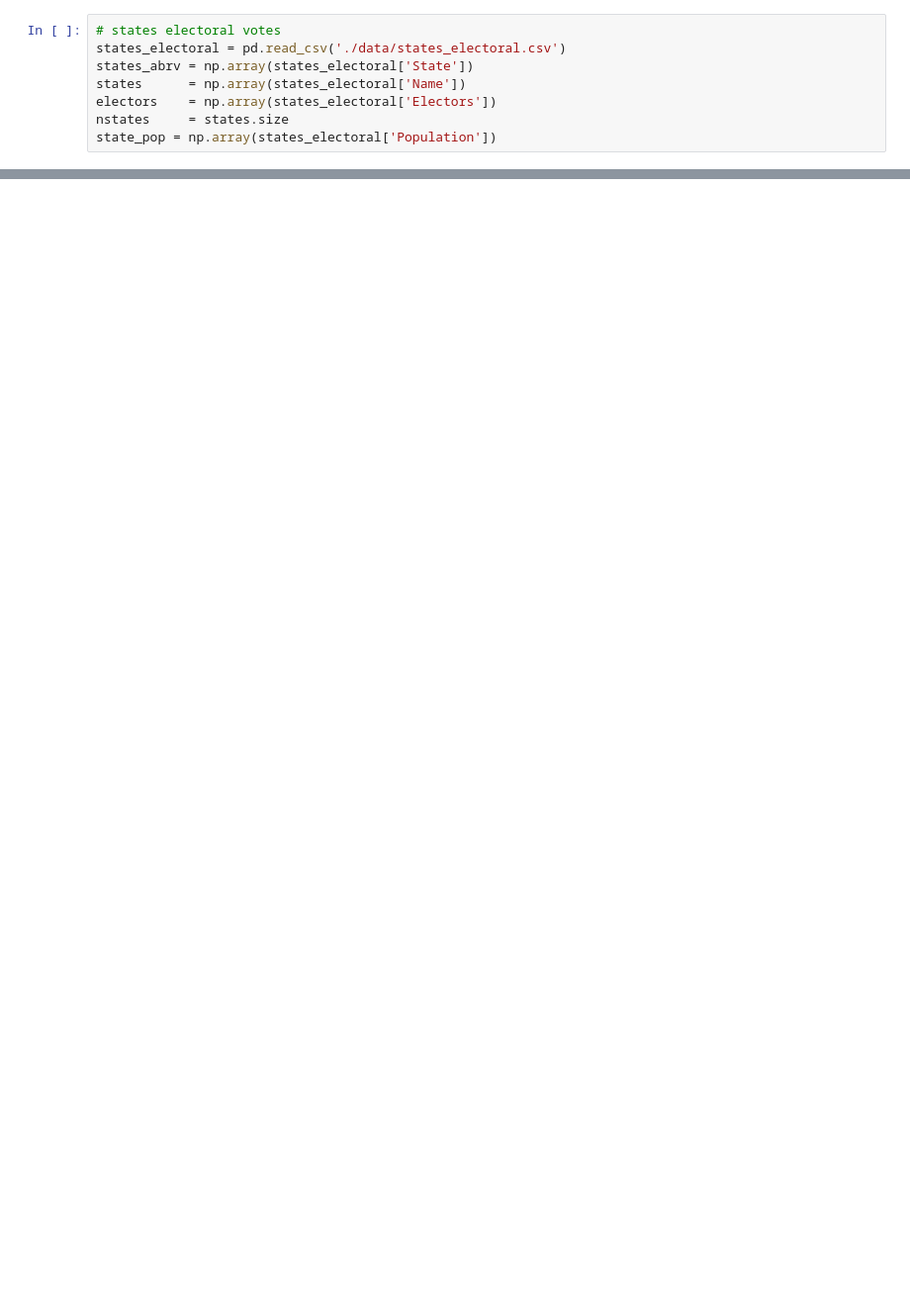
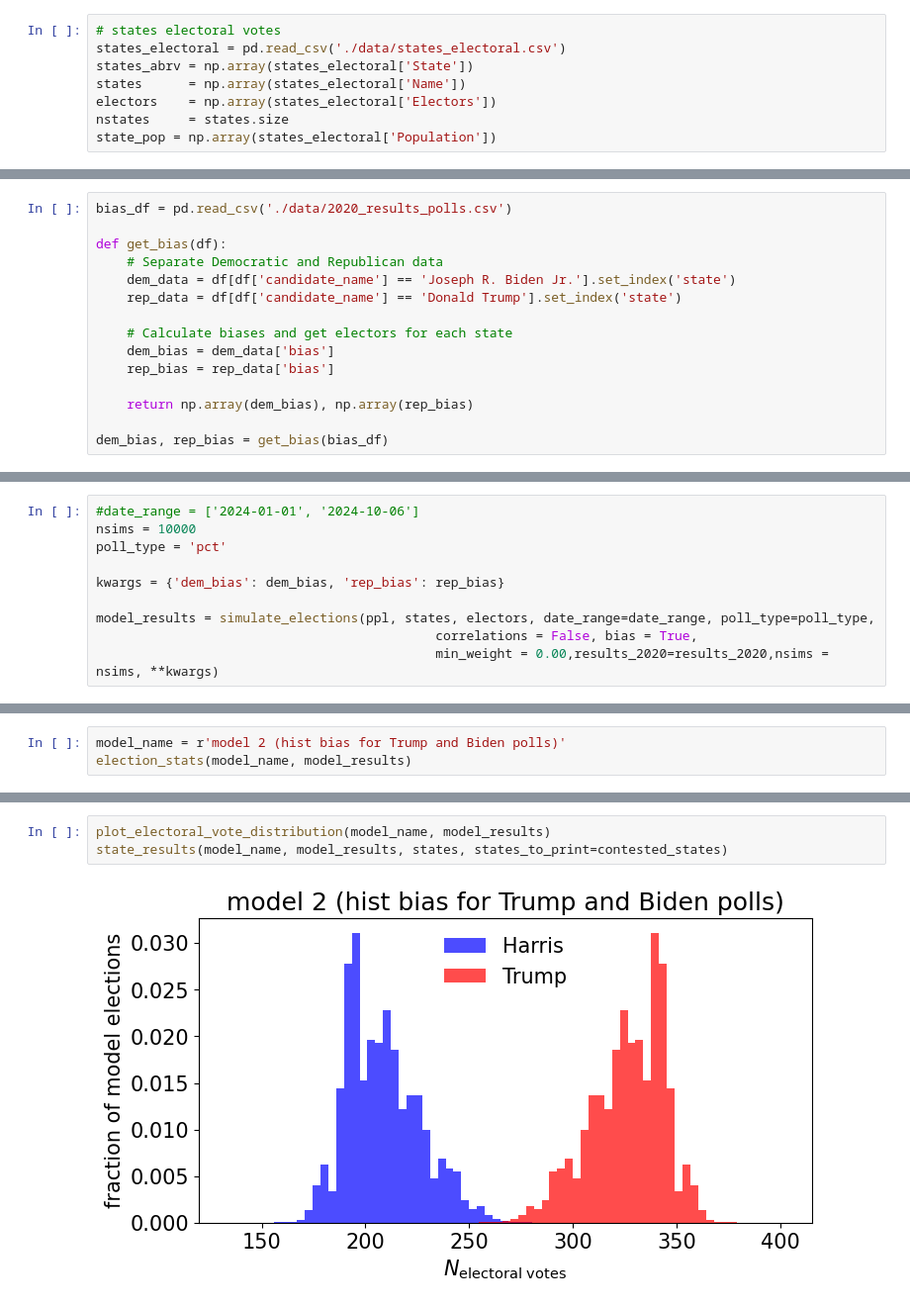
Before and after one commit to cameronliang/presidential_election, a Jupyter notebook: simplest_model.ipynb, the cells around one changed output, grey strips where cells are left out. Shown at 99% size. Saved outputs shown, nothing was run; the diff lists cells and outputs as text; blank space fills up the shorter version.

```diff
--- a/simplest_model.ipynb
+++ b/simplest_model.ipynb
@@ -113,0 +109,15 @@ array([[42.09649495, 42.44388959, 44.43902978, ..., 42.85581115,
+# %%
+bias_df = pd.read_csv('./data/2020_results_polls.csv')
+
+def get_bias(df):
+    # Separate Democratic and Republican data
+    dem_data = df[df['candidate_name'] == 'Joseph R. Biden Jr.'].set_index('state')
+    rep_data = df[df['candidate_name'] == 'Donald Trump'].set_index('state')
+
+    # Calculate biases and get electors for each state
+    dem_bias = dem_data['bias']
+    rep_bias = rep_data['bias']
+
+    return np.array(dem_bias), np.array(rep_bias)
+
+dem_bias, rep_bias = get_bias(bias_df)
@@ -113,0 +126,10 @@ array([[42.09649495, 42.44388959, 44.43902978, ..., 42.85581115,
+# %%
+#date_range = ['2024-01-01', '2024-10-06']
+nsims = 10000
+poll_type = 'pct'
+
+kwargs = {'dem_bias': dem_bias, 'rep_bias': rep_bias}
+
+model_results = simulate_elections(ppl, states, electors, date_range=date_range, poll_type=poll_type,
+                                            correlations = False, bias = True,
+                                            min_weight = 0.00,results_2020=results_2020,nsims = nsims, **kwargs)
@@ -113,0 +154,3 @@ array([[42.09649495, 42.44388959, 44.43902978, ..., 42.85581115,
+# %%
+model_name = r'model 2 (hist bias for Trump and Biden polls)'
+election_stats(model_name, model_results)
@@ -113,0 +164,5 @@ array([[42.09649495, 42.44388959, 44.43902978, ..., 42.85581115,
+# %%
+plot_electoral_vote_distribution(model_name, model_results)
+state_results(model_name, model_results, states, states_to_print=contested_states)
+# %% [output]
+[figure, added]
```
Also changed, not shown: parts of 48 cells of this notebook, 8 other files.
